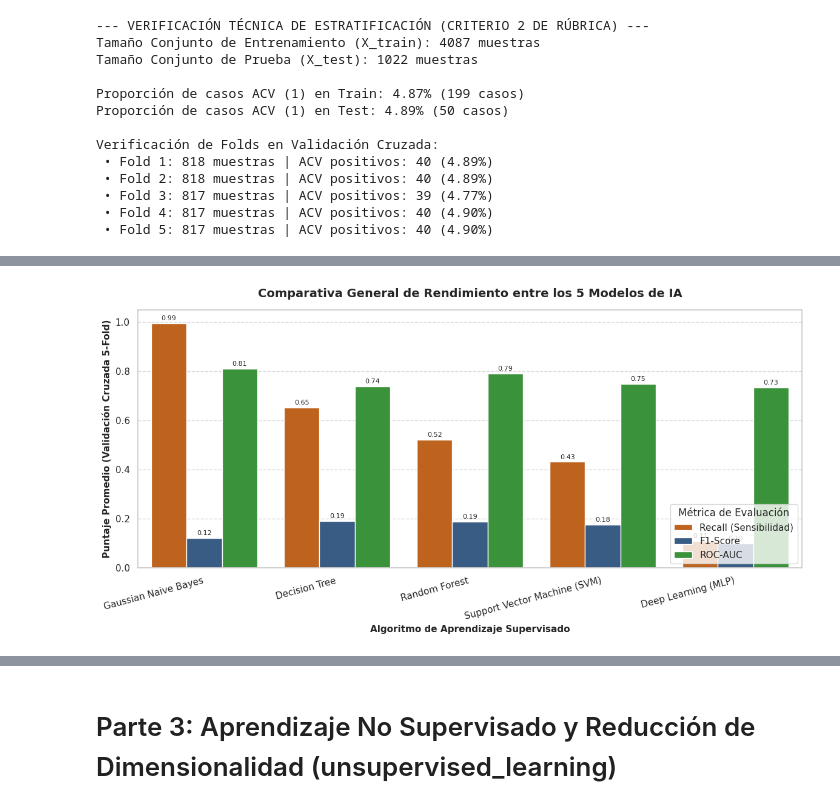
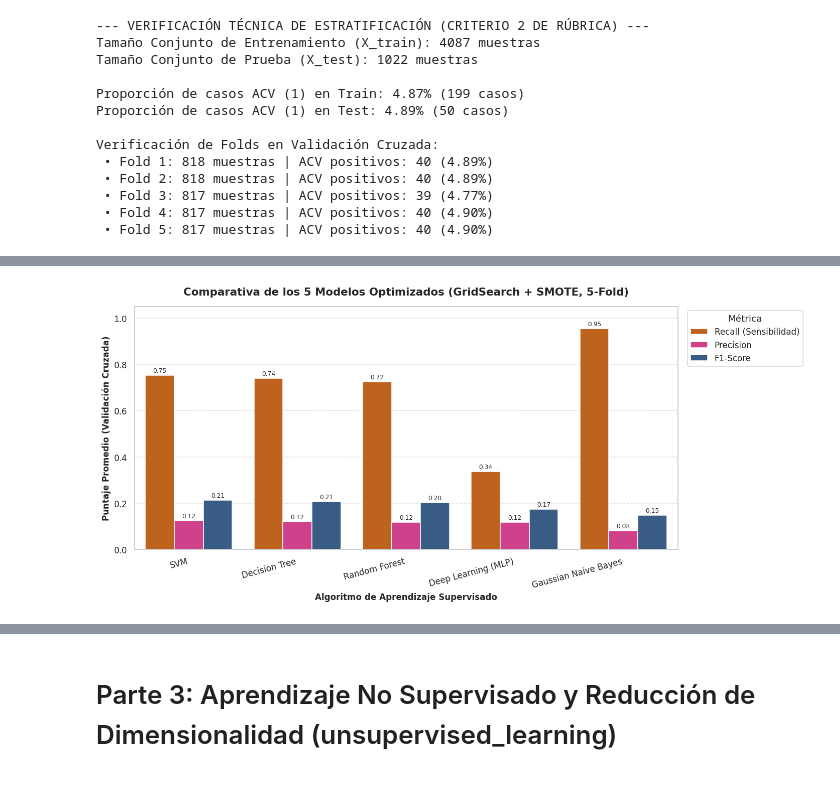
Before and after one commit to CarrlosP/ia1-grupo3-prediccion_acv, a Jupyter notebook: prediccion_acv_proyecto_final.ipynb, the cells around one changed output, grey strips where cells are left out. Drawn from its saved outputs; the diff is of its cells as text; code cells hidden in the pictures.

```diff
--- a/prediccion_acv_proyecto_final.ipynb
+++ b/prediccion_acv_proyecto_final.ipynb
@@ -802,40 +604,38 @@ TABLA COMPARATIVA GENERAL DE LOS 5 MODELOS (ORDENADA POR RECALL)
 # %%
-# Gráfica de Barras Comparativa para la Diapositiva 3
-plt.figure(figsize=(12, 6))
+# Comparativa de los 5 modelos optimizados (validación cruzada 5-Fold)
+metricas = ['Recall (Sensibilidad)', 'Precision', 'F1-Score']
 
 df_plot = df_resultados.melt(
     id_vars=['Modelo'],
-    value_vars=['Recall (Sensibilidad)', 'F1-Score', 'ROC-AUC'],
+    value_vars=metricas,
     var_name='Métrica',
     value_name='Puntaje'
 )
 
+plt.figure(figsize=(13, 6))
 ax = sns.barplot(
     data=df_plot,
     x='Modelo',
     y='Puntaje',
     hue='Métrica',
-    palette=['#d95f02', '#2b5c8f', '#2ca02c']
+    order=df_resultados['Modelo'],
+    palette=['#d95f02', '#e7298a', '#2b5c8f', '#2ca02c']
 )
 
-plt.title('Comparativa General de Rendimiento entre los 5 Modelos de IA', fontsize=14, fontweight='bold', pad=15)
+plt.title('Comparativa de los 5 Modelos Optimizados (GridSearch + SMOTE, 5-Fold)',
+          fontsize=14, fontweight='bold', pad=15)
 plt.xlabel('Algoritmo de Aprendizaje Supervisado', fontsize=11, fontweight='bold')
-plt.ylabel('Puntaje Promedio (Validación Cruzada 5-Fold)', fontsize=11, fontweight='bold')
+plt.ylabel('Puntaje Promedio (Validación Cruzada)', fontsize=11, fontweight='bold')
 plt.ylim(0, 1.05)
 plt.xticks(rotation=15, ha='right')
-plt.legend(title='Métrica de Evaluación', loc='lower right')
 plt.grid(axis='y', linestyle='--', alpha=0.7)
+plt.legend(title='Métrica', loc='upper left', bbox_to_anchor=(1.01, 1))
 
-# Anotar valores encima de las barras
-for p in ax.patches:
-    val = p.get_height()
-    if val > 0:
-        ax.annotate(f'{val:.2f}',
-                    (p.get_x() + p.get_width() / 2., val),
-                    ha='center', va='bottom', fontsize=8, rotation=0, xytext=(0, 2),
-                    textcoords='offset points')
+# Valores sobre las barras
+for container in ax.containers:
+    ax.bar_label(container, fmt='%.2f', fontsize=8, padding=2)
 
 plt.tight_layout()
 plt.show()
 # %% [output]
-[figure, old version]
+[figure, new version]
```
Also changed, not shown: parts of 28 cells of this notebook.
